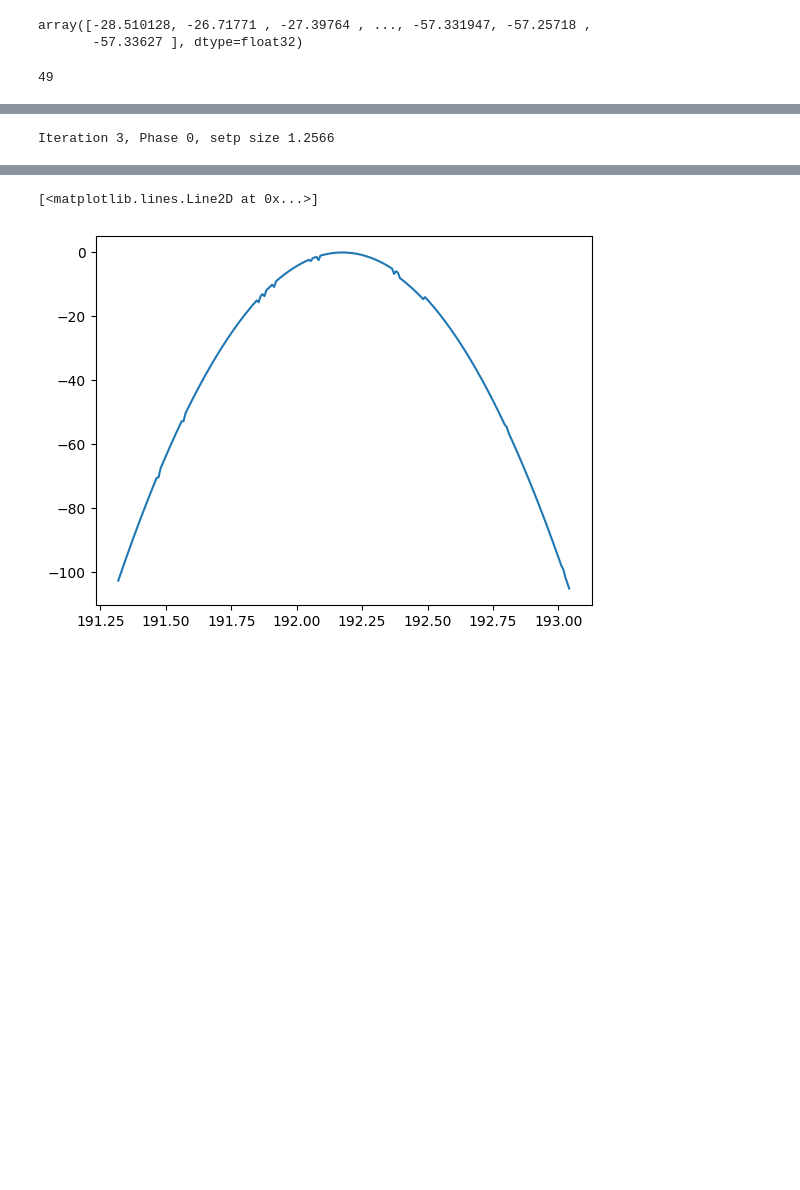
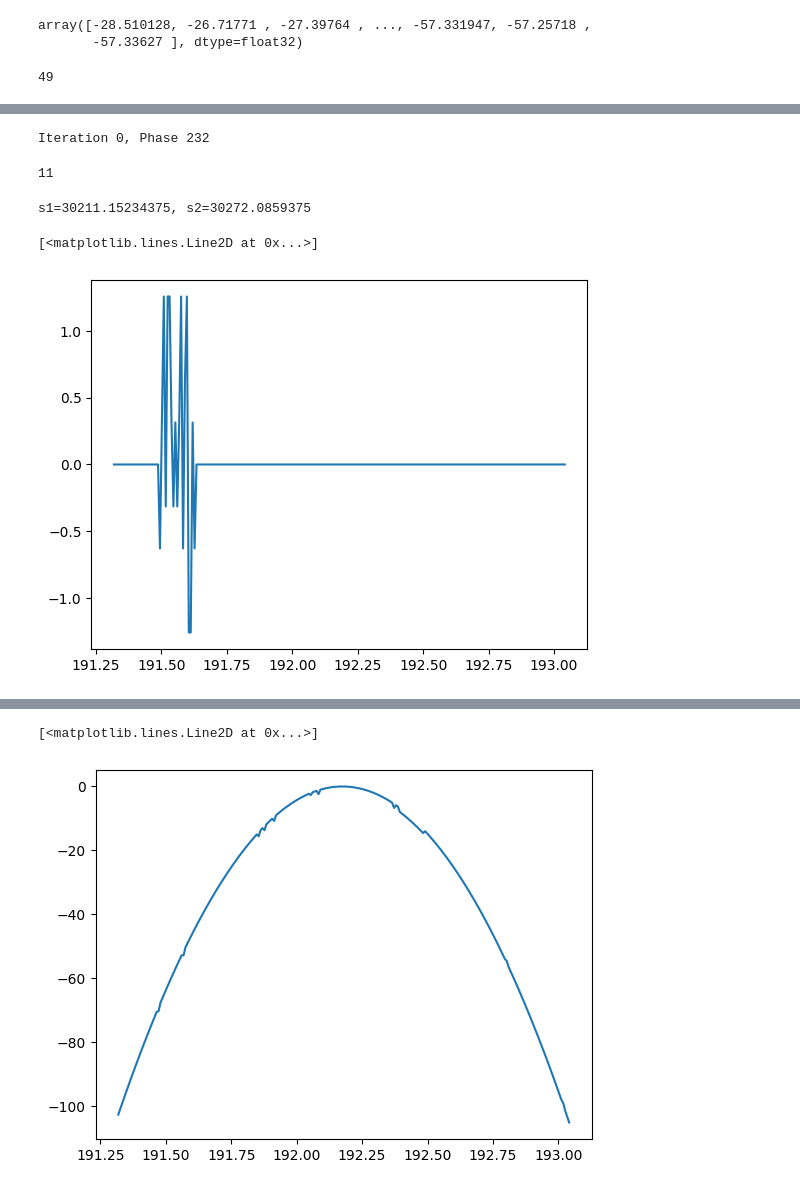
Before and after one commit to kester2015/KeckLFC-deploy, a Jupyter notebook: Notebooks/new_laptop_test.ipynb, the cells around one changed output, grey strips where cells are left out. Cells and saved outputs as stored; diff of their text form; code cells hidden in the pictures; blank space fills up the shorter version.

```diff
--- a/Notebooks/new_laptop_test.ipynb
+++ b/Notebooks/new_laptop_test.ipynb
@@ -722,0 +876,41 @@ Iteration 0, Phase 1, setp size 1.2566, best score 0.0000,now score 0.0000
+# %%
+
+i_start1=120
+iteration_now=0
+group_num=10
+i_end1=len(phase_array_now)-group_num-1
+#i_end1=120
+step_size=0.2*2*np.pi
+
+start_wl=1.7e-6
+stop_wl=1.94e-6
+
+phase_record=[]
+
+osa.set_wavelength_start(start_wl*1e9)
+osa.set_wavelength_stop(stop_wl*1e9)
+osa.set_sample_points(4000)
+osa.set_resolution(0.05)
+osa.set_sensitivity('NORM')
+
+osa.single()
+time.sleep(1.3)
+x=osa.get_Xdata('TRA')
+
+phase_setting(wsp,x_hz,phase_array_now)
+best_score_now = score_spectrum(osa,x,start_wl,stop_wl)
+
+i=i_start1
+while i < i_end1+1:
+
+
+
+        old_score=best_score_now
+
+        phase_array_now, best_score_now,i_now = optimize_phase_group_move(wsp,osa,x,x_hz,phase_array=phase_array_now, step_size=step_size, i=i,
+                    start_wl=start_wl,stop_wl=stop_wl,score=best_score_now,gourp_num=group_num)
+
+        i=i+group_num//2
+
+        if best_score_now>old_score:
+            phase_record.append(phase_array_now.copy())
@@ -723,9 +935,30 @@ Iteration 0, Phase 1, setp size 1.2566, best score 0.0000,now score 0.0000
 # %%
 iteration=iteration_now
 i=i_now
-step_size=0.2*2*np.pi
-
-
-print(f"Iteration {iteration}, Phase {i}, setp size {'%.4f' %step_size}")
+print(f"Iteration {iteration}, Phase {i}")
 # %% [output]
-Iteration 3, Phase 0, setp size 1.2566
+Iteration 0, Phase 232
+# %%
+len(phase_record)
+# %% [output]
+11
+# %%
+phase_setting(wsp,x_hz,phase_array_now)
+time.sleep(0.2)
+s1=score_spectrum(osa,x,start_wl,stop_wl)
+
+phase_setting(wsp,x_hz,phase_end)
+
+time.sleep(0.2)
+
+s2=score_spectrum(osa,x,start_wl,stop_wl)
+print(f's1={s1}, s2={s2}')
+# %% [output]
+s1=30211.15234375, s2=30272.0859375
+# %%
+phase_end=phase_record[3]
+residual=phase_array_now-phase_end
+plt.plot(x_hz,residual)
+# %% [output]
+[<matplotlib.lines.Line2D at 0x...>]
+[figure, added]
```
Also changed, not shown: parts of 27 cells of this notebook, 12 other files.
